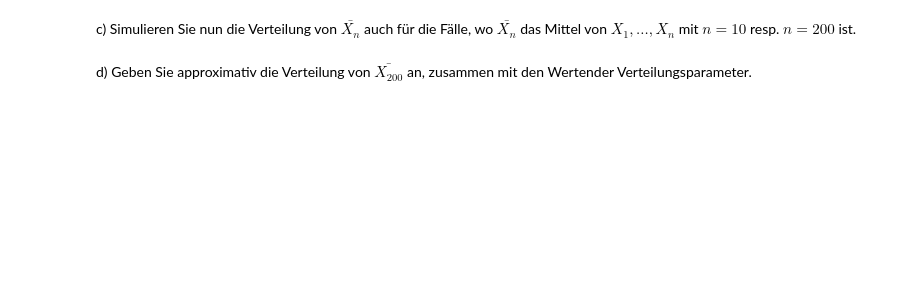
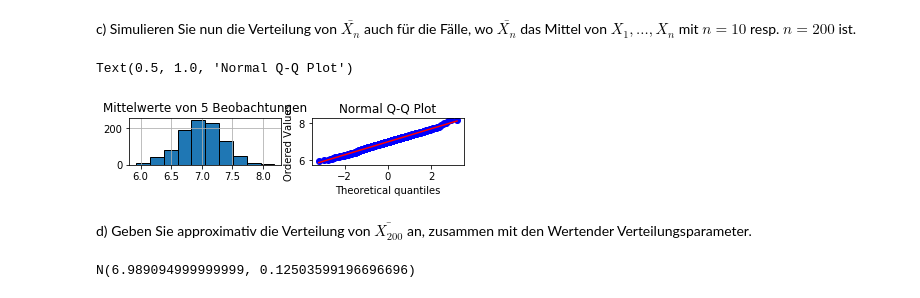
Before and after one commit to randombenj/hslu-statistics, a Jupyter notebook: sw05/exercise-5.2.ipynb, the cells around one changed output. Cells and saved outputs as stored; diff of their text form; code cells hidden in the pictures; blank space fills up the shorter version.

```diff
--- a/sw05/exercise-5.2.ipynb
+++ b/sw05/exercise-5.2.ipynb
@@ -53,4 +72,29 @@ Text(0.5, 1.0, 'Normal Q-Q Plot')
 # %% [markdown]
 c) Simulieren Sie nun die Verteilung von $\bar{X_n}$ auch für die Fälle, wo $\bar{X_n}$ das Mittel von $X_1, ... ,X_n$ mit $n=10$ resp. $n=200$ ist.
+# %%
+n = 200
+
+# X_1,...,X_n simulieren und in einer n-spaltigen
+# Matrix (mit 1000 Zeilen) anordnen
+sim = np.random.choice(werte, size=n*1000, replace=True)
+sim = DataFrame(np.reshape(sim,(n,1000)))
+
+#In jeder Matrixzeile Mittelwert berechnen
+sim_mean = sim.mean()
+plt.subplot(4,2,3)
+sim_mean.hist(edgecolor="black")
+plt.title("Mittelwerte von 5 Beobachtungen")
+
+plt.subplot(4,2,4)
+st.probplot(sim_mean, plot=plt)
+plt.title("Normal Q-Q Plot")
+# %% [output]
+Text(0.5, 1.0, 'Normal Q-Q Plot')
+[figure, added]
 # %% [markdown]
 d) Geben Sie approximativ die Verteilung von $\bar{X_{200}}$ an, zusammen mit den Wertender Verteilungsparameter.
+# %%
+mu, sigma = sim.mean().mean(), sim.mean().std()
+print(f"N({mu}, {sigma ** 2})")
+# %% [output]
+N(6.989094999999999, 0.12503599196696696)
```
Also changed, not shown: parts of 4 cells of this notebook.
